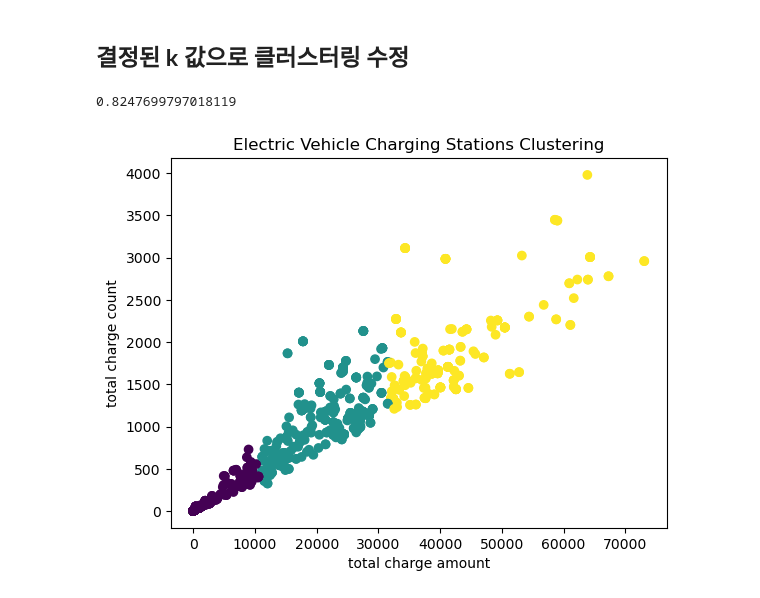
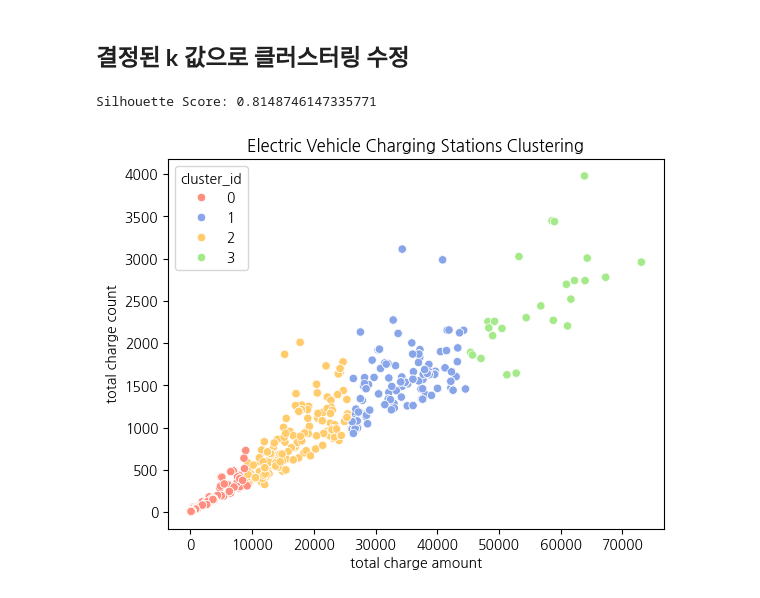
Before and after one commit to Konkuk-Univ-Glocal-Campus/ml202401-midterm-ehghks021203, a Jupyter notebook: midterm-Clustering.ipynb, the cells around one changed output. Cells and saved outputs as stored; diff of their text form; code cells hidden in the pictures.

```diff
--- a/midterm-Clustering.ipynb
+++ b/midterm-Clustering.ipynb
@@ -27,3 +53,7 @@ import matplotlib.font_manager as fm
 font_path = './fonts/NanumGothic.ttf'
 fm.fontManager.addfont(font_path)
 plt.rcParams['font.family'] = 'NanumGothic'
+
+# 컬러 팔레트 지정
+import seaborn as sns
+my_palette = ["#FF8E7F", "#89A5EA", "#FFCB6B", "#A5EA89"]  # 사용할 컬러 목록
@@ -225,29 +253,31 @@ plt.show()
 # %%
 # KMeans 클러스터링 알고리즘 임포트
 from sklearn.cluster import KMeans
 
 
 # KMeans 모델 생성 및 훈련
-kmeans = KMeans(n_clusters=3)
+kmeans = KMeans(n_clusters=4)
 kmeans.fit(X)
 
 # 각 데이터 포인트의 클러스터 레이블 예측
 labels = kmeans.predict(X)
 
+dataset["cluster_id"] = labels
+
 # Silhouette Score 계산
 score = metrics.silhouette_score(X, labels)
-print(score)
+print(f"Silhouette Score: {score}")
 
 # Scatter plot 그리기
-plt.scatter(X['총충전량'], X['총충전횟수'], c=labels)
+sns.scatterplot(x="총충전량", y="총충전횟수", data=dataset, hue="cluster_id", palette=my_palette)
 
 # x축 및 y축 라벨 설정
 plt.title('Electric Vehicle Charging Stations Clustering')
 plt.xlabel("total charge amount")
 plt.ylabel("total charge count")
 
 # 그래프 출력
 plt.show()
 # %% [output]
-0.8247699797018119
+Silhouette Score: 0.8148746147335771
-[figure, old version]
+[figure, new version]
```
Also changed, not shown: parts of 14 cells of this notebook, 1 other file.
